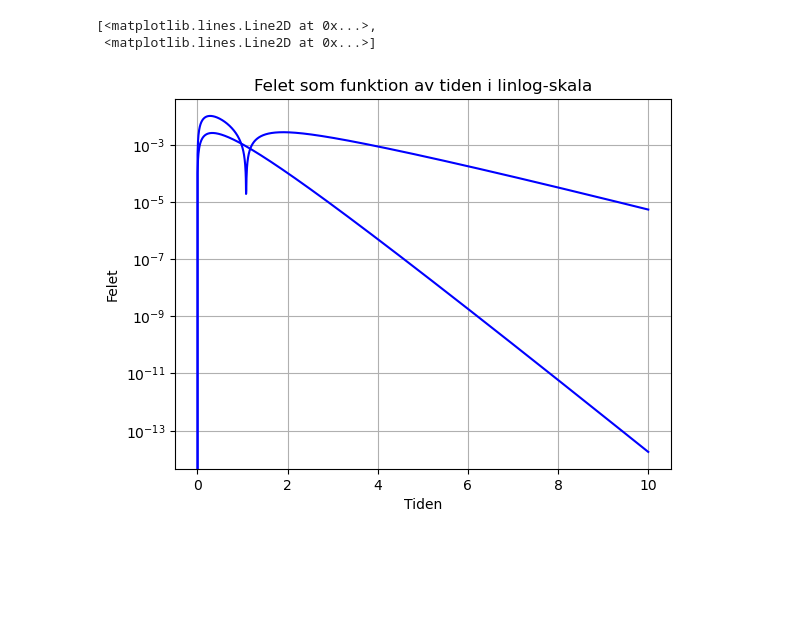
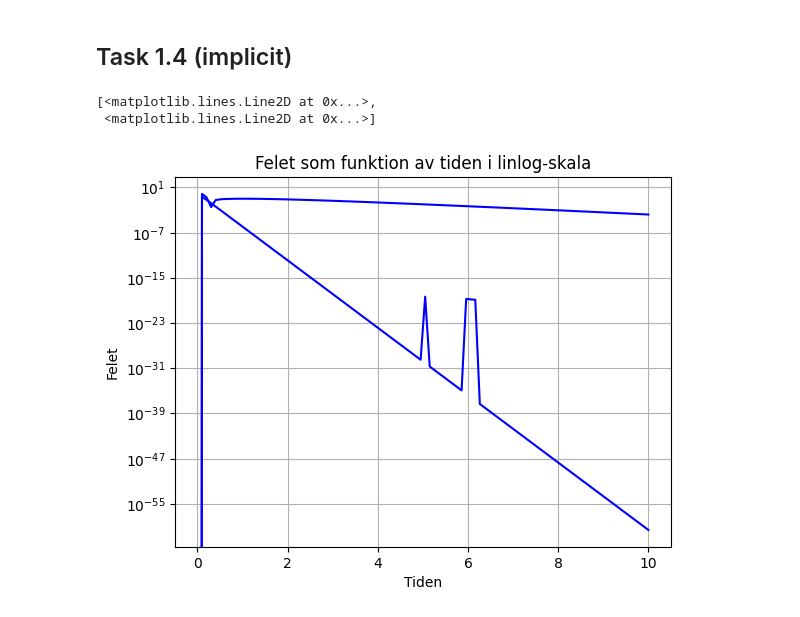
Before and after one commit to axelorrhede/Numerical-Methods-for-Differential-Equations, a Jupyter notebook: project0.ipynb, the cells around one changed output. Drawn from its saved outputs; the diff is of its cells as text; code cells hidden in the pictures; blank space fills up the shorter version.

```diff
--- a/project0.ipynb
+++ b/project0.ipynb
@@ -5,0 +64,7 @@ import matplotlib.pyplot as plt
+# %%
+tgrid, approx, err, correct = eulerint(A, y0, 0, 10, 20)
+plt.grid()
+plt.ylabel("Felet")
+plt.xlabel("Tiden")
+plt.title("Felet som funktion av tiden i linlog-skala")
+plt.semilogy(tgrid, err, 'b')
@@ -21,0 +113,8 @@ def eulerint(A, y0, t0, tf, N):
+# %%
+y0 = np.array([1, 1])
+A = np.array([[-1, 100], [0, -30]])
+
+tgrid, approx, err, correct = eulerint(A, y0, 0, 10, 100)
+
+plt.plot(tgrid, approx, 'b')
+plt.plot(tgrid, correct, 'r')
@@ -22,20 +125,13 @@ def eulerint(A, y0, t0, tf, N):
+# %% [markdown]
+## Task 1.4 (implicit)
 # %%
-y0 = np.array([1, 1])
-A = np.array([[-1, 10], [0, -3]])
-
-tgrid, approx, err = eulerint(A, y0, 0, 10, 2000)
-
-# plt.plot(tgrid, approx, 'b')
-# true = np.zeros_like(approx)
-# for n in range(len(tgrid)):
-#    true[n, :] = la.expm(tgrid[n] * A) @ np.transpose(y0)
-# plt.plot(tgrid, true, 'r')
+tgrid, approx, err, correct = eulerint(A, y0, 0, 10, 100)
 plt.grid()
 plt.ylabel("Felet")
 plt.xlabel("Tiden")
 plt.title("Felet som funktion av tiden i linlog-skala")
 plt.semilogy(tgrid, err, 'b')
 # %% [output]
 [<matplotlib.lines.Line2D at 0x...>,
  <matplotlib.lines.Line2D at 0x...>]
-[figure, old version]
+[figure, new version]
```
Also changed, not shown: parts of 15 cells of this notebook.
